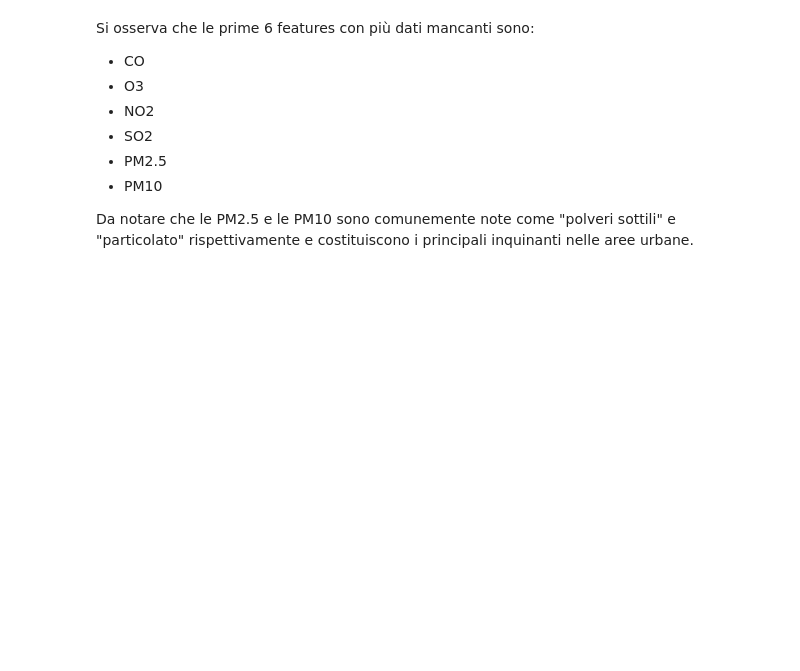
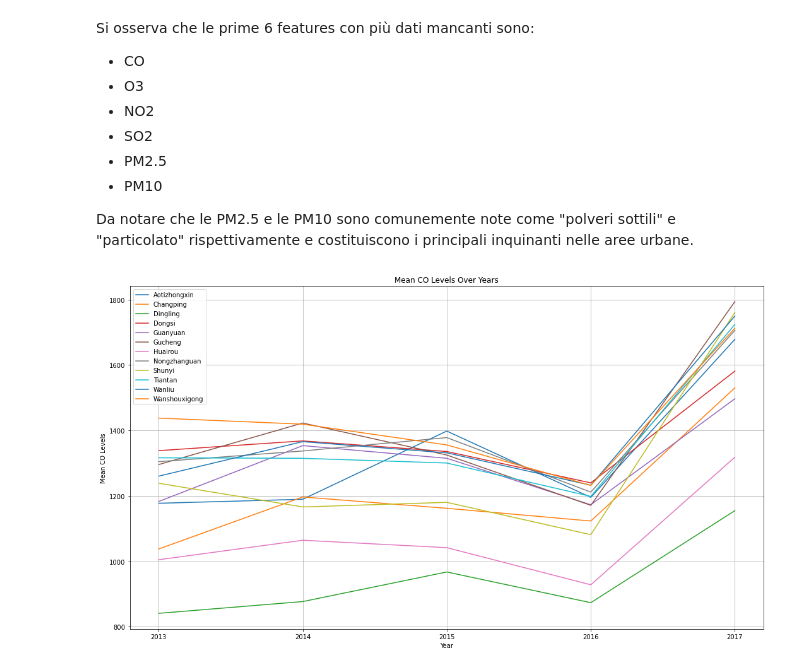
Before and after one commit to jackprb/beijing-air-quality, a Jupyter notebook: air-quality.ipynb, the cells around one changed output. Cells and saved outputs as stored; diff of their text form; code cells hidden in the pictures; blank space fills up the shorter version.

Commit message:
Fixed plot

```diff
--- a/air-quality.ipynb
+++ b/air-quality.ipynb
@@ -175,23 +191,25 @@ Da notare che le PM2.5 e le PM10 sono comunemente note come "polveri sottili" e
 costituiscono i principali inquinanti nelle aree urbane.
 # %%
 # Group the data by cities and year, and calculate mean CO for each group
-grouped = data_copy.groupby(['station', 'year'])['CO'].mean().reset_index()
+grouped = data_all.groupby(['station', data_all['date'].dt.year])['CO'].mean().reset_index()
 
 # Create a Matplotlib figure and axis
 plt.figure(figsize=(18, 10))
 
 
 # Plot mean CO values over years for each city
 for city, group in grouped.groupby('station'):
-    plt.plot(group['year'], group['CO'], label=city)
+    plt.plot(group['date'], group['CO'], label=city)
 
-plt.xticks(grouped['year'].unique())
+plt.xticks(grouped['date'].unique())
 # Customize the plot
 plt.title('Mean CO Levels Over Years')
 plt.xlabel('Year')
 plt.ylabel('Mean CO Levels')
 plt.legend()
 plt.grid(True)
 
 # Display the plot
 plt.show()
+# %% [output]
+[figure, added]
```
Also changed, not shown: parts of 2 cells of this notebook.
